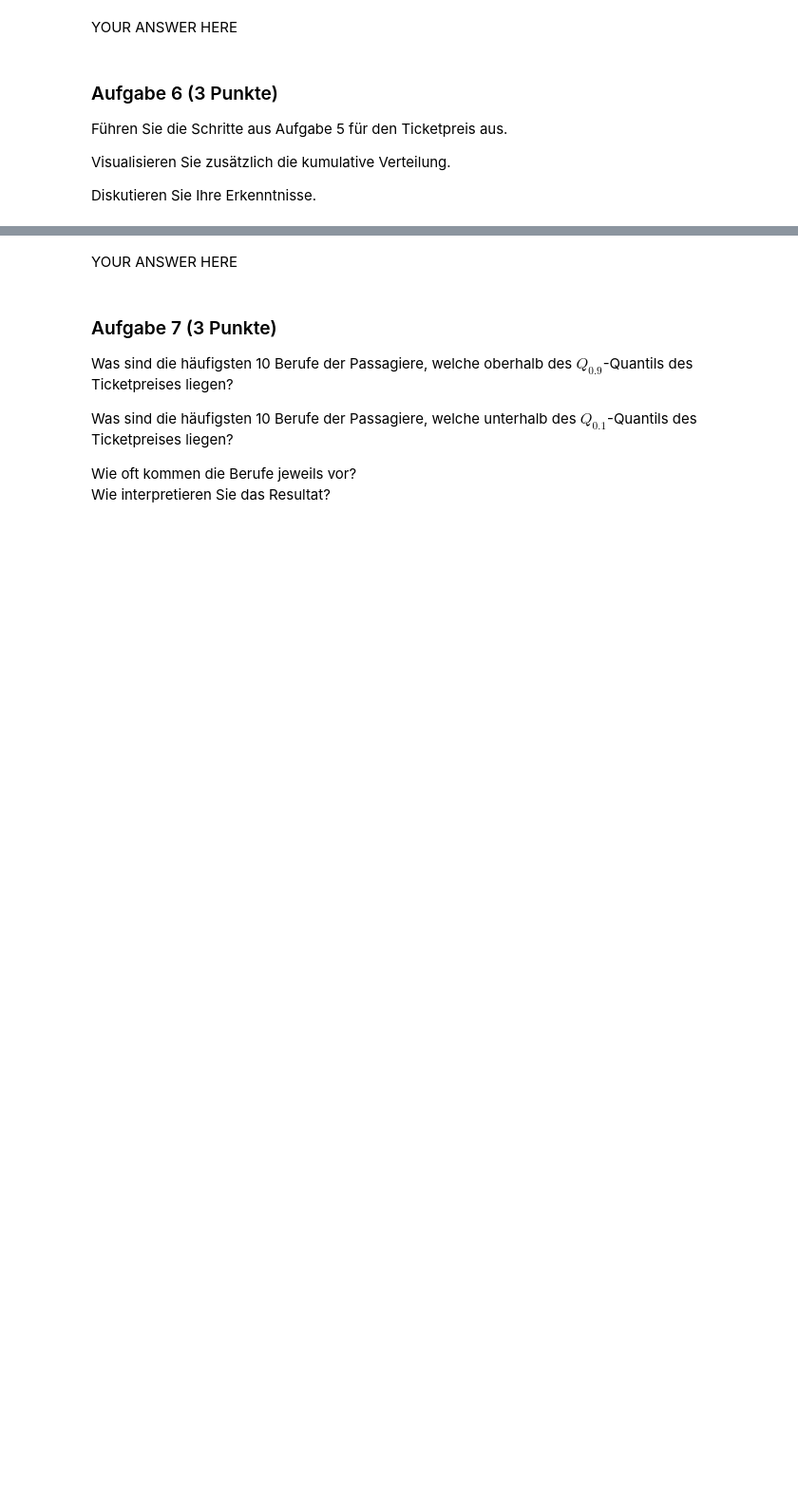
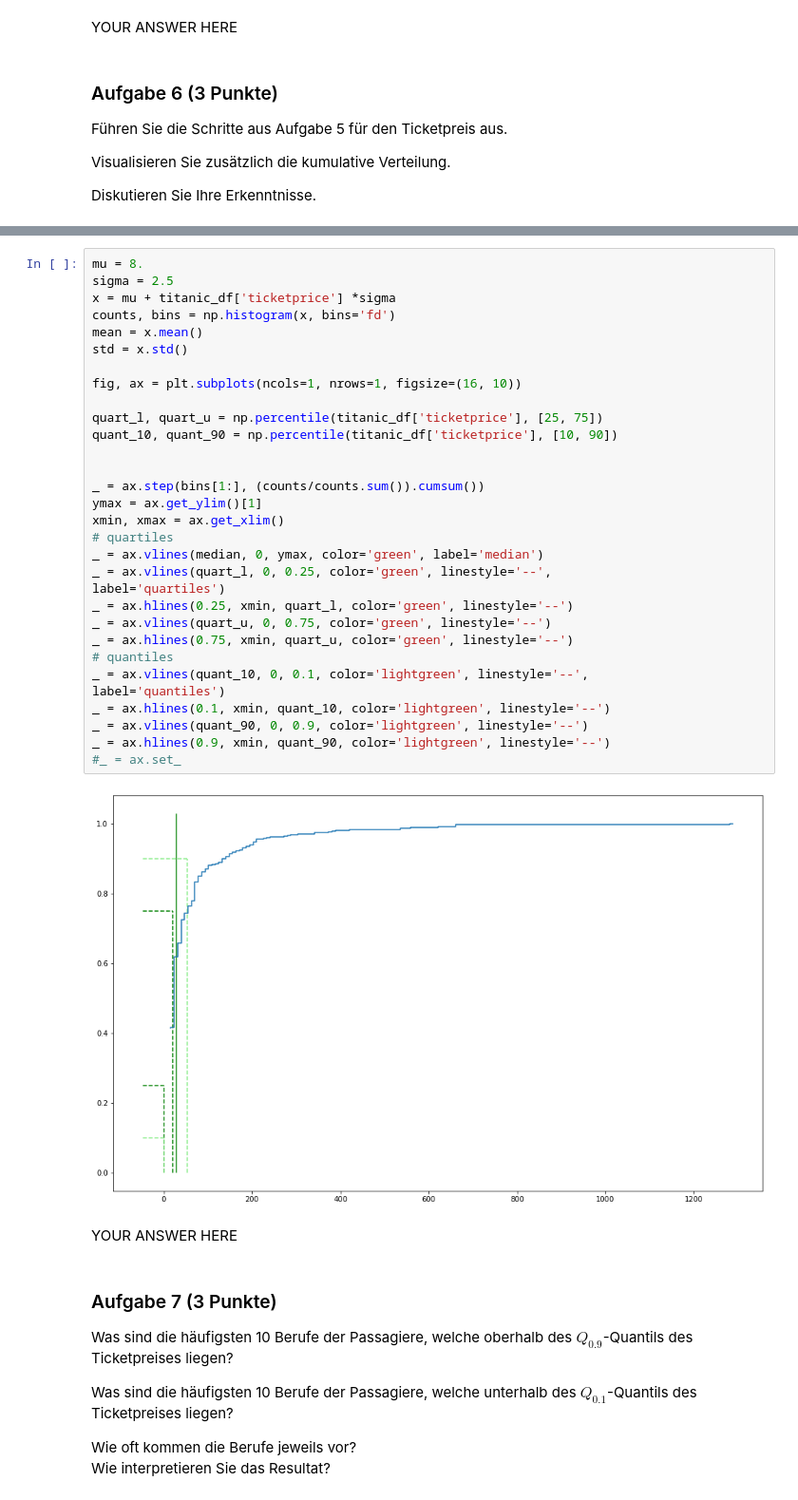
Before and after one commit to JuliaLauraMueller/dsp_hs2019, a Jupyter notebook: assignments/assignment11/exercise11.ipynb, the cells around one changed output, grey strips where cells are left out. Shown at 95% size. Saved outputs shown, nothing was run; the diff lists cells and outputs as text; blank space fills up the shorter version.

```diff
--- a/assignments/assignment11/exercise11.ipynb
+++ b/assignments/assignment11/exercise11.ipynb
@@ -415,3 +415,36 @@ raise NotImplementedError()
+# %%
+mu = 8.
+sigma = 2.5
+x = mu + titanic_df['ticketprice'] *sigma
+counts, bins = np.histogram(x, bins='fd')
+mean = x.mean()
+std = x.std()
+
+fig, ax = plt.subplots(ncols=1, nrows=1, figsize=(16, 10))
+
+quart_l, quart_u = np.percentile(titanic_df['ticketprice'], [25, 75])
+quant_10, quant_90 = np.percentile(titanic_df['ticketprice'], [10, 90])
+
+
+_ = ax.step(bins[1:], (counts/counts.sum()).cumsum())
+ymax = ax.get_ylim()[1]
+xmin, xmax = ax.get_xlim()
+# quartiles
+_ = ax.vlines(median, 0, ymax, color='green', label='median')
+_ = ax.vlines(quart_l, 0, 0.25, color='green', linestyle='--',
+label='quartiles')
+_ = ax.hlines(0.25, xmin, quart_l, color='green', linestyle='--')
+_ = ax.vlines(quart_u, 0, 0.75, color='green', linestyle='--')
+_ = ax.hlines(0.75, xmin, quart_u, color='green', linestyle='--')
+# quantiles
+_ = ax.vlines(quant_10, 0, 0.1, color='lightgreen', linestyle='--',
+label='quantiles')
+_ = ax.hlines(0.1, xmin, quant_10, color='lightgreen', linestyle='--')
+_ = ax.vlines(quant_90, 0, 0.9, color='lightgreen', linestyle='--')
+_ = ax.hlines(0.9, xmin, quant_90, color='lightgreen', linestyle='--')
+#_ = ax.set_
+# %% [output]
+[figure, added]
 # %% [markdown]
 YOUR ANSWER HERE
 # %% [markdown]
```
Also changed, not shown: parts of 14 cells of this notebook, 1 other file.
